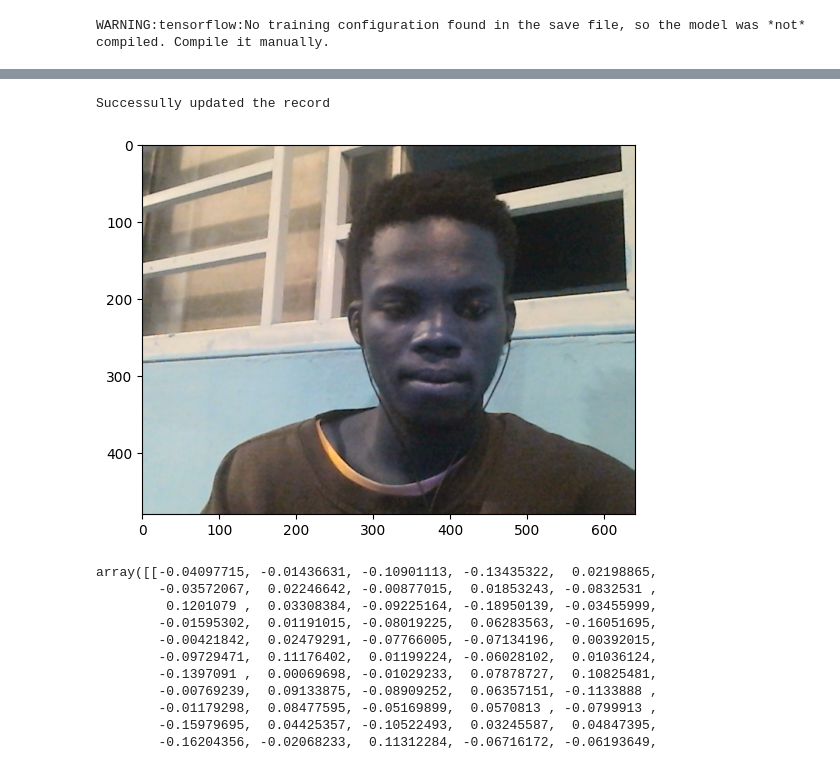
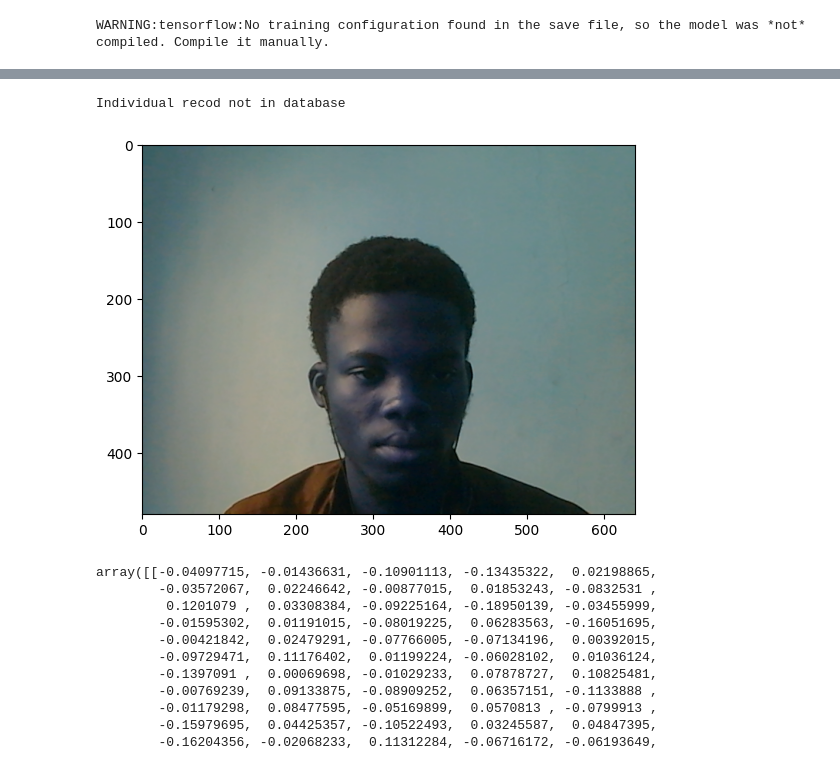
Before and after one commit to Godwin-T/Register-Project, a Jupyter notebook: initial.ipynb, the cells around one changed output, grey strips where cells are left out. Saved outputs shown, nothing was run; the diff lists cells and outputs as text; code cells hidden in the pictures.

```diff
--- a/initial.ipynb
+++ b/initial.ipynb
@@ -235,20 +274,20 @@ user_name = 'root'
 password = 'Pattern'
 database_name =  'GraceTouch'
 
-db = Database(host_name, user_name, password)
-db.create_db(database_name)
+db = Database(host_name, user_name, password, database_name)
+# db.create_db(database_name)
 
 
 
-workers_info = "(id int not null, name varchar(50), gender char(1), address varchar(30),\
-                position varchar(10), employment_date date, resumption_date date,\
-                salary_per_hr float, daily_work_hrs int, primary key (id))"
-db.create_table(name = 'workers_info', features = workers_info, database = 'gracetouch')
+# workers_info = "(id int not null, name varchar(50), gender char(1), address varchar(30),\
+#                 position varchar(10), employment_date date, resumption_date date,\
+#                 salary_per_hr float, daily_work_hrs int, primary key (id))"
+# db.create_table(name = 'workers_info', features = workers_info, database = 'gracetouch')
 
 
-company_register = "(id int not null, date date, name varchar(50), \
-                     time_in time, time_out time, primary key (id))"
-db.create_table(name = 'register', features = company_register, database = 'gracetouch')
+# company_register = "(id int not null, date date, name varchar(50), \
+#                      time_in time, time_out time, primary key (id))"
+# db.create_table(name = 'register', features = company_register, database = 'gracetouch')
 
 new_connection = db.connect_db()
 cursor = new_connection.cursor(buffered=True)
@@ -259,6 +294,8 @@ Table created succeccfully
 # %%
 frmodel = keras.models.load_model('./converted.h5')
-woker_cls = worker(new_connection,cursor,frmodel)
+classifier = cv2.CascadeClassifier(
+           "C:/Users/Godwin/Documents/Workflow/opencv/chapter3/3923_04/cameo/cascades/haarcascade_frontalface_alt.xml")
+woker_cls = worker(new_connection,cursor,frmodel, classifier)
 # %% [output]
 WARNING:tensorflow:No training configuration found in the save file, so the model was *not* compiled. Compile it manually.
 # %%
@@ -289,12 +326,12 @@ database["arnaud"] =  directory_img_encoding("images/arnaud.jpg")
 
 
 
-database["godwin"] = directory_img_encoding("C:/Users/Godwin/Pictures/ManyCam/My Snapshot_1.jpg")
+database["godwin"] = directory_img_encoding("C:/Users\Godwin/Pictures/ManyCam/My Snapshot_1.jpg")
 # %%
-woker_cls.sign_out(database)
+woker_cls.sign_in(database)
 # %% [output]
-Successully updated the record
+Individual recod not in database
-[figure, old version]
+[figure, new version]
 # %%
 database['godwin']
 # %% [output]
```
Also changed, not shown: parts of 3 cells of this notebook, 1 other file.
